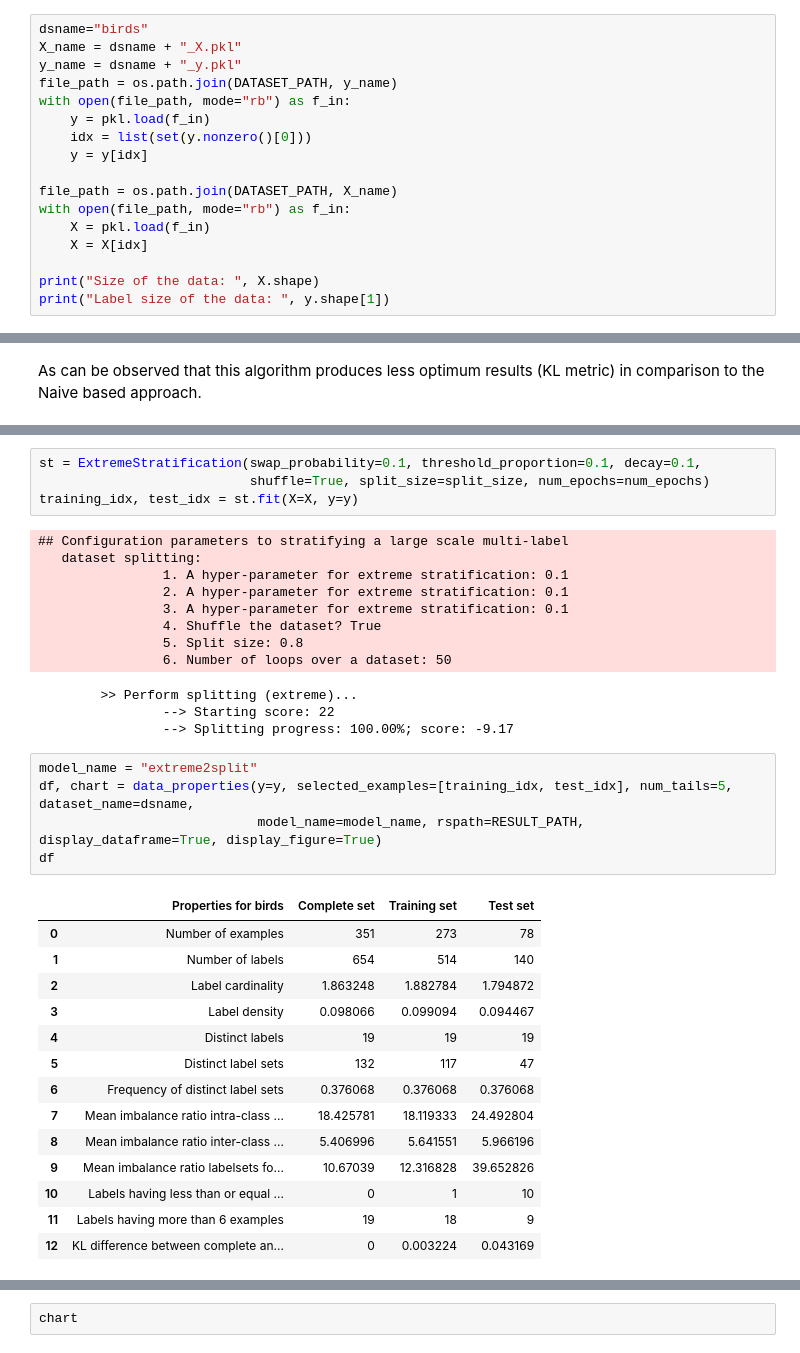
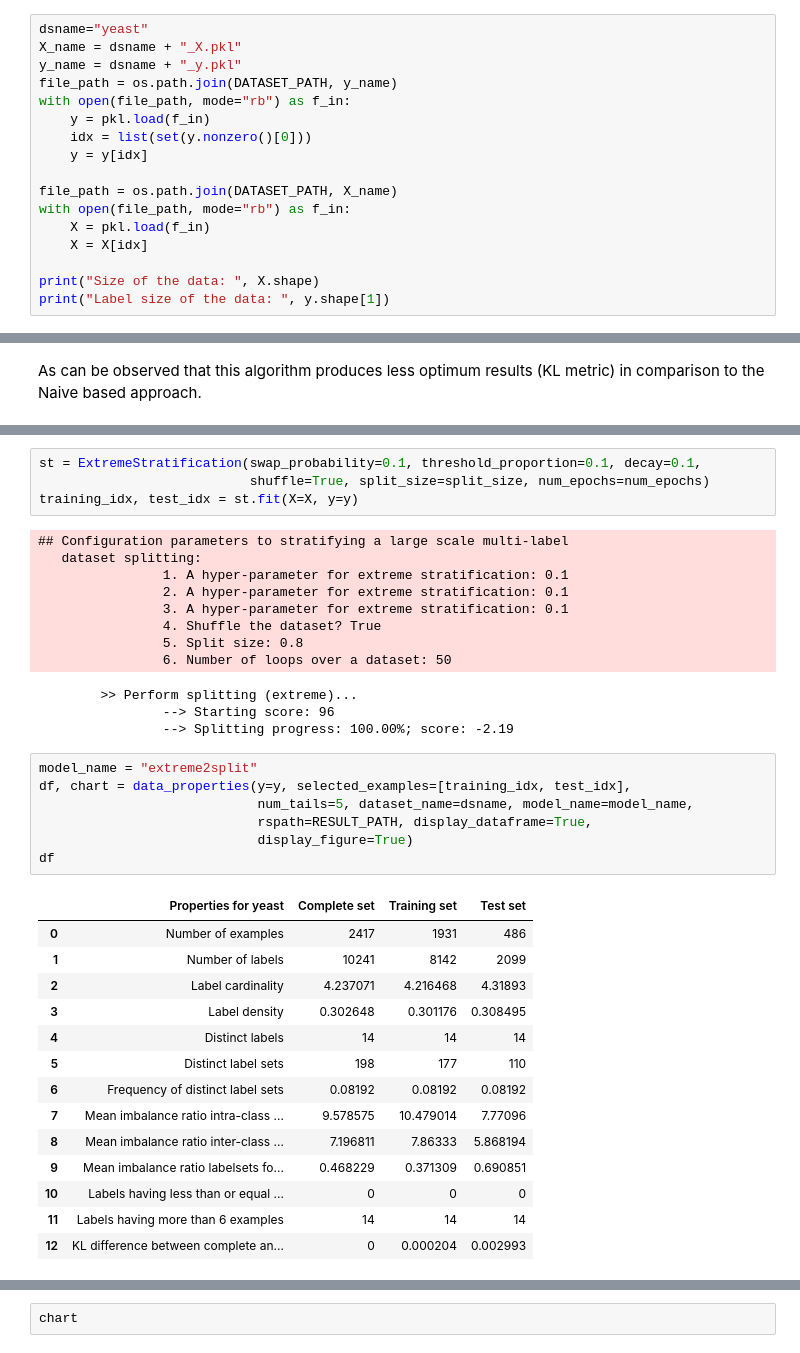
Before and after one commit to arbasher/straSplit, a Jupyter notebook: src/doc/split.ipynb, the cells around one changed output, grey strips where cells are left out. Drawn from its saved outputs; the diff is of its cells as text.

```diff
--- a/src/doc/split.ipynb
+++ b/src/doc/split.ipynb
@@ -65,5 +64,5 @@ Let us use the well-known "birds" multi-label data. The data is comprised of 351
 # %%
-dsname="birds"
+dsname="yeast"
 X_name = dsname + "_X.pkl"
 y_name = dsname + "_y.pkl"
 file_path = os.path.join(DATASET_PATH, y_name)
@@ -244,25 +264,27 @@ training_idx, test_idx = st.fit(X=X, y=y)
                 5. Split size: 0.8
                 6. Number of loops over a dataset: 50
         >> Perform splitting (extreme)...
-                --> Starting score: 22
-                --> Splitting progress: 100.00%; score: -9.17
+                --> Starting score: 96
+                --> Splitting progress: 100.00%; score: -2.19
 # %%
 model_name = "extreme2split"
-df, chart = data_properties(y=y, selected_examples=[training_idx, test_idx], num_tails=5, dataset_name=dsname,
-                            model_name=model_name, rspath=RESULT_PATH, display_dataframe=True, display_figure=True)
+df, chart = data_properties(y=y, selected_examples=[training_idx, test_idx],
+                            num_tails=5, dataset_name=dsname, model_name=model_name,
+                            rspath=RESULT_PATH, display_dataframe=True,
+                            display_figure=True)
 df
 # %% [output]
-|  | Properties for birds | Complete set | Training set | Test set |
-| 0 | Number of examples | 351 | 273 | 78 |
-| 1 | Number of labels | 654 | 514 | 140 |
-| 2 | Label cardinality | 1.863248 | 1.882784 | 1.794872 |
-| 3 | Label density | 0.098066 | 0.099094 | 0.094467 |
-| 4 | Distinct labels | 19 | 19 | 19 |
-| 5 | Distinct label sets | 132 | 117 | 47 |
-| 6 | Frequency of distinct label sets | 0.376068 | 0.376068 | 0.376068 |
-| 7 | Mean imbalance ratio intra-class ... | 18.425781 | 18.119333 | 24.492804 |
-| 8 | Mean imbalance ratio inter-class ... | 5.406996 | 5.641551 | 5.966196 |
-| 9 | Mean imbalance ratio labelsets fo... | 10.67039 | 12.316828 | 39.652826 |
-| 10 | Labels having less than or equal ... | 0 | 1 | 10 |
-| 11 | Labels having more than 6 examples | 19 | 18 | 9 |
-| 12 | KL difference between complete an... | 0 | 0.003224 | 0.043169 |
+|  | Properties for yeast | Complete set | Training set | Test set |
+| 0 | Number of examples | 2417 | 1931 | 486 |
+| 1 | Number of labels | 10241 | 8142 | 2099 |
+| 2 | Label cardinality | 4.237071 | 4.216468 | 4.31893 |
+| 3 | Label density | 0.302648 | 0.301176 | 0.308495 |
+| 4 | Distinct labels | 14 | 14 | 14 |
+| 5 | Distinct label sets | 198 | 177 | 110 |
+| 6 | Frequency of distinct label sets | 0.08192 | 0.08192 | 0.08192 |
+| 7 | Mean imbalance ratio intra-class ... | 9.578575 | 10.479014 | 7.77096 |
+| 8 | Mean imbalance ratio inter-class ... | 7.196811 | 7.86333 | 5.868194 |
+| 9 | Mean imbalance ratio labelsets fo... | 0.468229 | 0.371309 | 0.690851 |
+| 10 | Labels having less than or equal ... | 0 | 0 | 0 |
+| 11 | Labels having more than 6 examples | 14 | 14 | 14 |
+| 12 | KL difference between complete an... | 0 | 0.000204 | 0.002993 |
```
Also changed, not shown: parts of 73 cells of this notebook, 10 other files.
